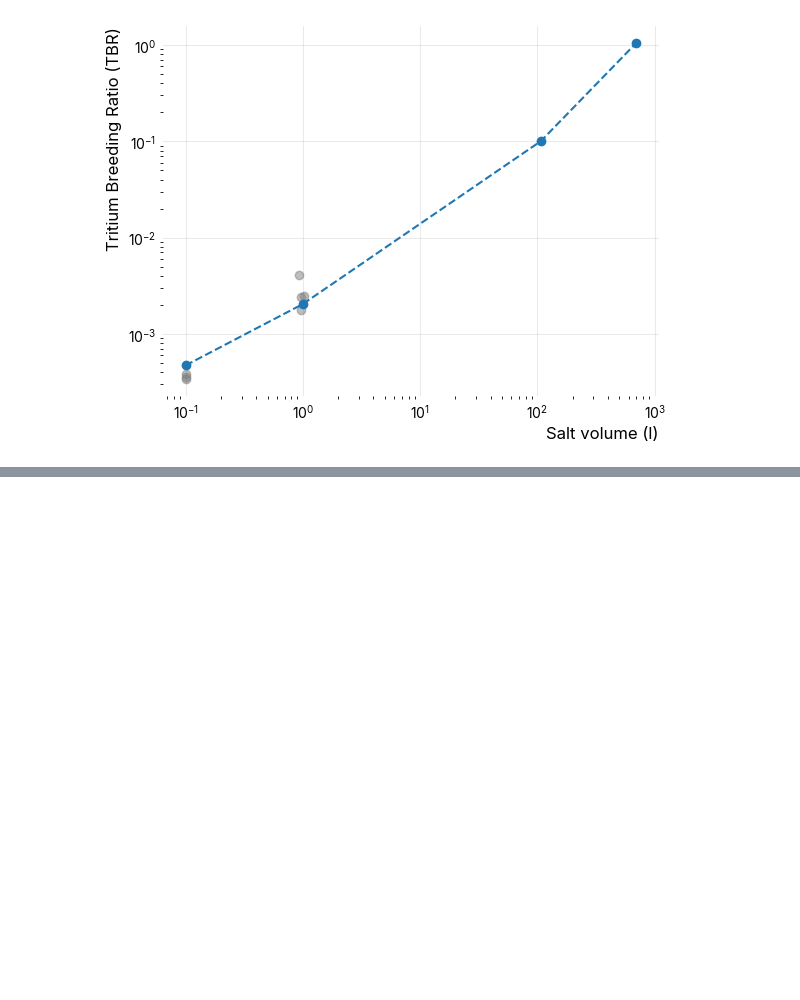
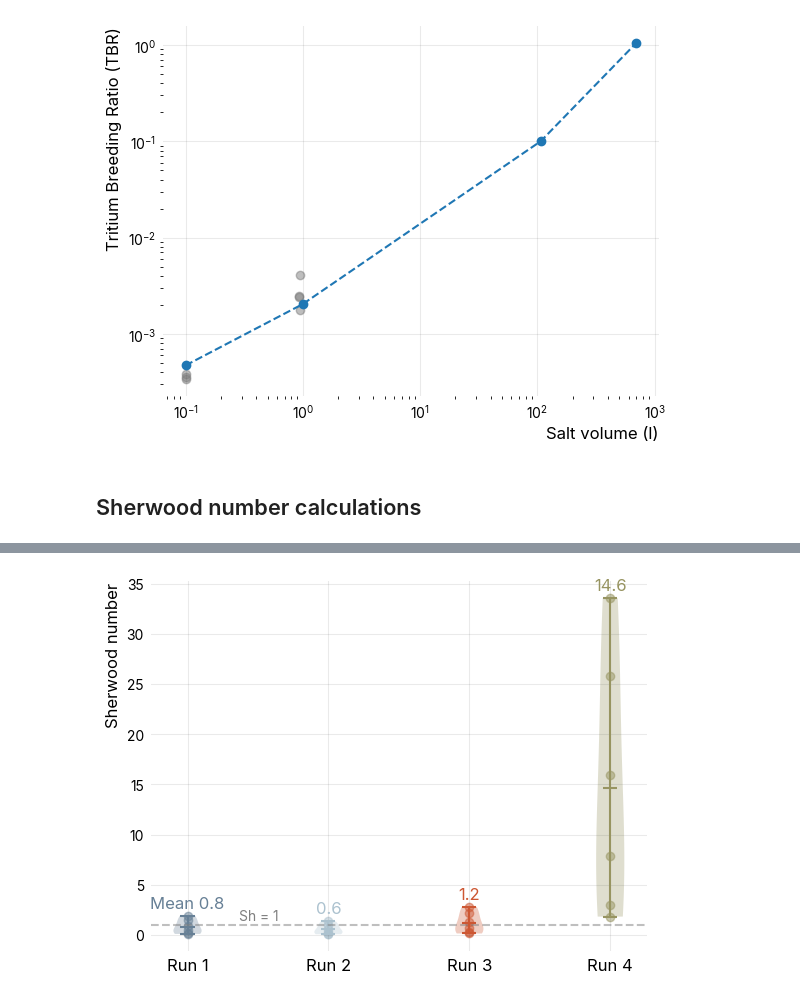
Before and after one commit to LIBRA-project/baby-1l-paper, a Jupyter notebook: main.ipynb, the cells around one changed output, grey strips where cells are left out. Saved outputs shown, nothing was run; the diff lists cells and outputs as text; code cells hidden in the pictures; blank space fills up the shorter version.

```diff
--- a/main.ipynb
+++ b/main.ipynb
@@ -744,3 +746,72 @@ plt.ylabel("Tritium Breeding Ratio (TBR)", fontsize=12)
 plt.savefig("tbr_vs_volume.svg", bbox_inches="tight")
 # %% [output]
 [figure]
+# %% [markdown]
+## Sherwood number calculations
+# %%
+import h_transport_materials as htm
+print(f"HTM version {htm.__version__}")
+flibe_diffusivities = htm.diffusivities.filter(material=[htm.FLIBE, htm.FLINAK])
+temp = htm.ureg.Quantity(650, htm.ureg.degC).to(htm.ureg.K)
+
+for i, model in enumerate([model_run_1, model_run_2, model_run_3, model_run_4]):
+    print(f"Run #{i+1} k_top: {model.k_top.to(htm.ureg.m / htm.ureg.s):.2e}")
+    L = model.height
+    sh_numbers = []
+    for flibe_D in flibe_diffusivities:
+        if flibe_D.range[0] <= temp <= flibe_D.range[1]:
+            D = flibe_D.value(temp).magnitude * ureg.m**2 * ureg.s**-1
+            sherwood_nb = model.k_top/(D /L)
+            sh_numbers.append(sherwood_nb.to(ureg.dimensionless).magnitude)
+            print(f"{sherwood_nb.to(ureg.dimensionless):.1f}")
+
+    c=plt.scatter(np.ones_like(sh_numbers) * i, sh_numbers, label=f"Run {i+1}", alpha=0.5)
+    plt.violinplot(
+        sh_numbers,
+        positions=[i],
+        showmeans=True,
+        showextrema=True,
+        # showmedians=True,
+        widths=0.2,
+    )
+
+    print(f"Average Sh number: {np.mean(sh_numbers):.1f}")
+    print(f"Median Sh number: {np.median(sh_numbers):.1f}")
+    print(f"Stdev Sh number: {np.std(sh_numbers):.1f}")
+    # on top of each violin plot, add the mean value
+
+    if i == 0:
+        annotation = f"Mean {np.mean(sh_numbers):.1f}"
+    else:
+        annotation = f"{np.mean(sh_numbers):.1f}"
+    plt.text(
+        i,
+        np.max(sh_numbers) + 0.5,
+        annotation,
+        ha="center",
+        va="bottom",
+        fontsize=12,
+        color=c.get_facecolor(),
+        alpha=1.0,
+    )
+
+plt.axhline(y=1.0, color="grey", linestyle="--", alpha=0.5)
+plt.annotate(
+    "Sh = 1",
+    xy=(0.5, 1.05),
+    xytext=(0.5, 1.2),
+    textcoords="offset points",
+    ha="center",
+    va="bottom",
+    color="grey",
+)
+
+plt.xticks(
+    np.arange(4), [f"Run {i+1}" for i in range(4)], fontsize=12
+)
+plt.ylabel("Sherwood number", fontsize=12)
+
+
+
+plt.savefig("sherwood_numbers.pdf", bbox_inches="tight")
+# %% [output]
@@ -746,0 +835 @@ plt.savefig("tbr_vs_volume.svg", bbox_inches="tight")
+[figure, added]
```
Also changed, not shown: parts of 7 cells of this notebook.
